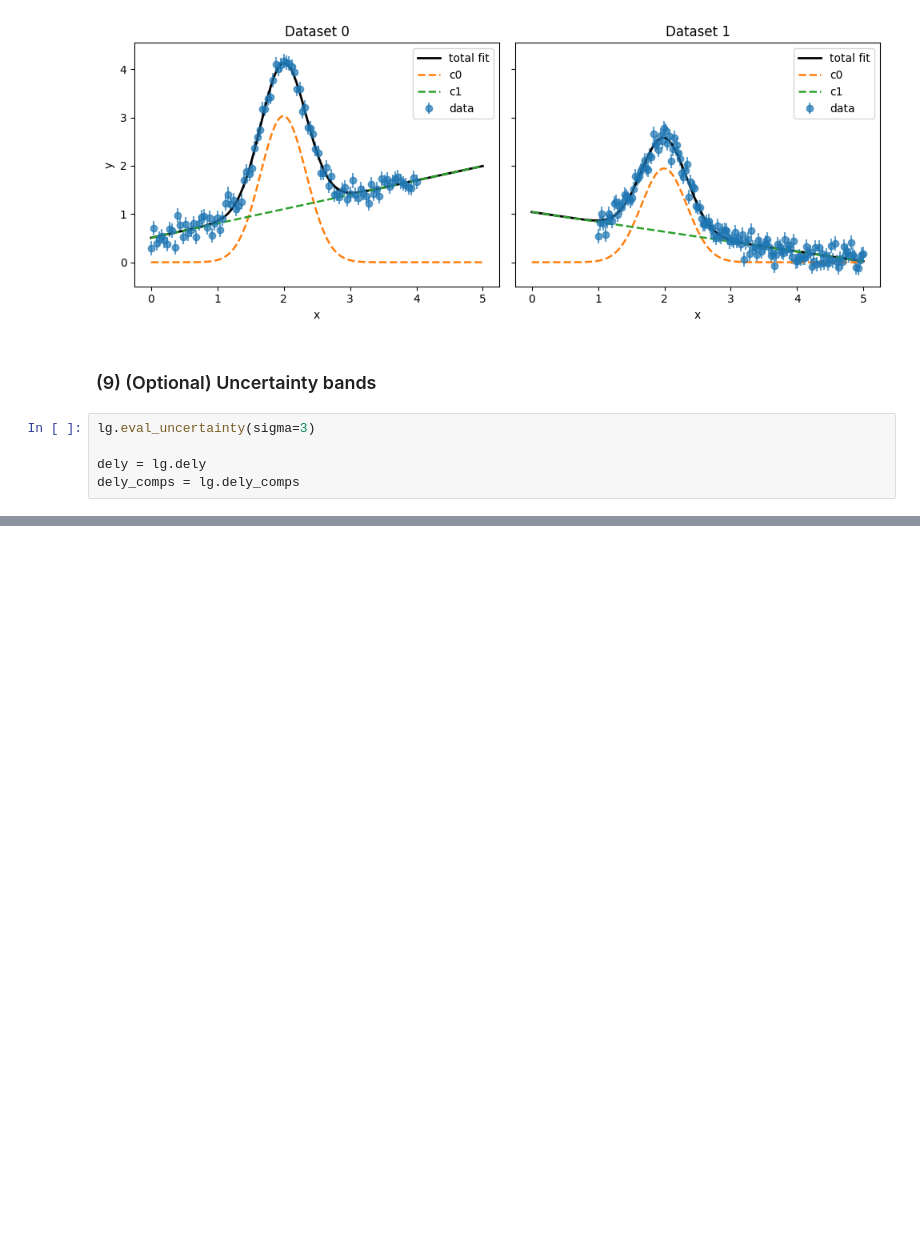
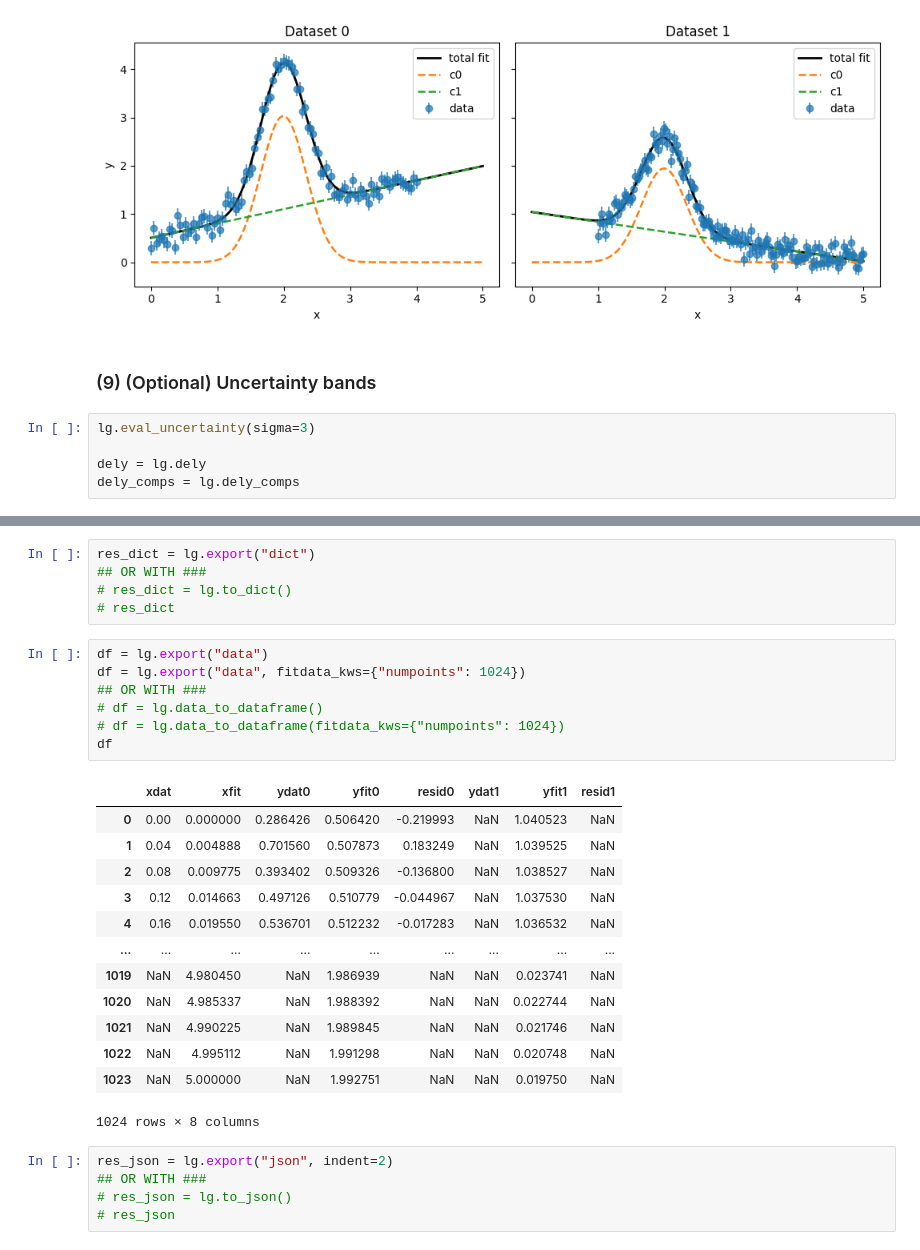
Before and after one commit to jazmaryphy/lmfit_global, a Jupyter notebook: examples/lgfit_multidataset_multicomponent2.ipynb, the cells around one changed output, grey strips where cells are left out. Saved outputs shown, nothing was run; the diff lists cells and outputs as text; blank space fills up the shorter version.

Commit message:
Add utilities to export various data formats

```diff
--- a/examples/lgfit_multidataset_multicomponent2.ipynb
+++ b/examples/lgfit_multidataset_multicomponent2.ipynb
@@ -291,0 +310,31 @@ dely_comps = lg.dely_comps
+# %%
+res_dict = lg.export("dict")
+## OR WITH ###
+# res_dict = lg.to_dict()
+# res_dict
+# %%
+df = lg.export("data")
+df = lg.export("data", fitdata_kws={"numpoints": 1024})
+## OR WITH ###
+# df = lg.data_to_dataframe()
+# df = lg.data_to_dataframe(fitdata_kws={"numpoints": 1024})
+df
+# %% [output]
+|  | xdat | xfit | ydat0 | yfit0 | resid0 | ydat1 | yfit1 | resid1 |
+| 0 | 0.00 | 0.000000 | 0.286426 | 0.506420 | -0.219993 | NaN | 1.040523 | NaN |
+| 1 | 0.04 | 0.004888 | 0.701560 | 0.507873 | 0.183249 | NaN | 1.039525 | NaN |
+| 2 | 0.08 | 0.009775 | 0.393402 | 0.509326 | -0.136800 | NaN | 1.038527 | NaN |
+| 3 | 0.12 | 0.014663 | 0.497126 | 0.510779 | -0.044967 | NaN | 1.037530 | NaN |
+| 4 | 0.16 | 0.019550 | 0.536701 | 0.512232 | -0.017283 | NaN | 1.036532 | NaN |
+| ... | ... | ... | ... | ... | ... | ... | ... | ... |
+| 1019 | NaN | 4.980450 | NaN | 1.986939 | NaN | NaN | 0.023741 | NaN |
+| 1020 | NaN | 4.985337 | NaN | 1.988392 | NaN | NaN | 0.022744 | NaN |
+| 1021 | NaN | 4.990225 | NaN | 1.989845 | NaN | NaN | 0.021746 | NaN |
+| 1022 | NaN | 4.995112 | NaN | 1.991298 | NaN | NaN | 0.020748 | NaN |
+| 1023 | NaN | 5.000000 | NaN | 1.992751 | NaN | NaN | 0.019750 | NaN |
+1024 rows × 8 columns
+# %%
+res_json = lg.export("json", indent=2)
+## OR WITH ###
+# res_json = lg.to_json()
+# res_json
```
Also changed, not shown: parts of 4 cells of this notebook, 3 other files.
